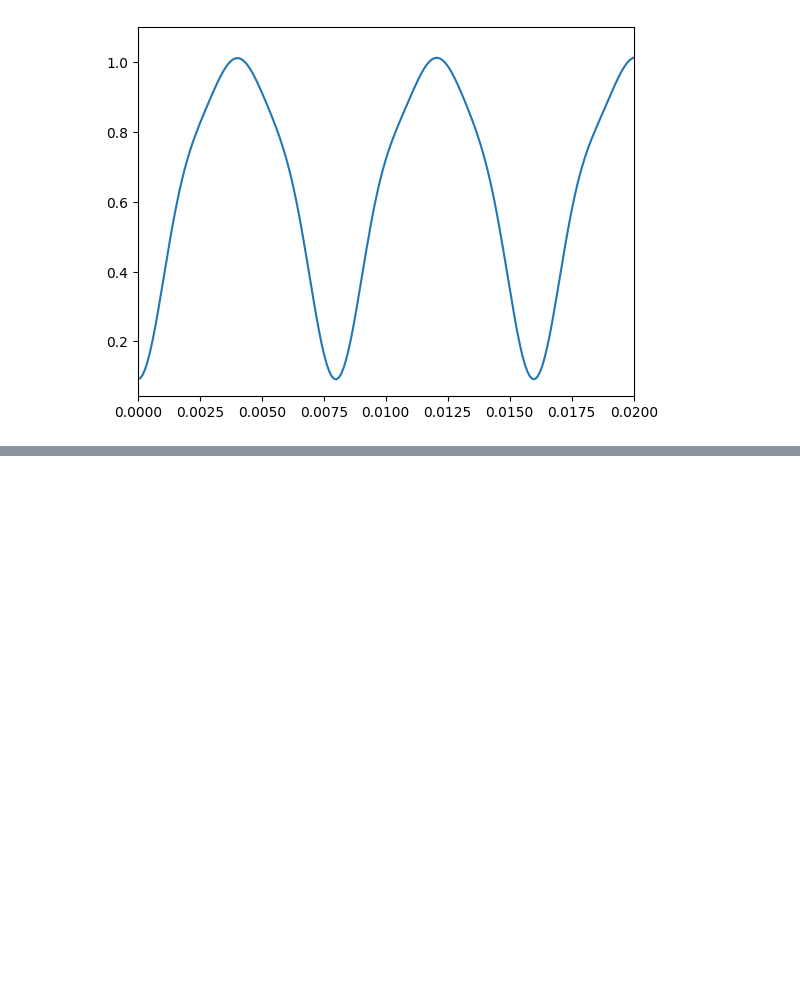
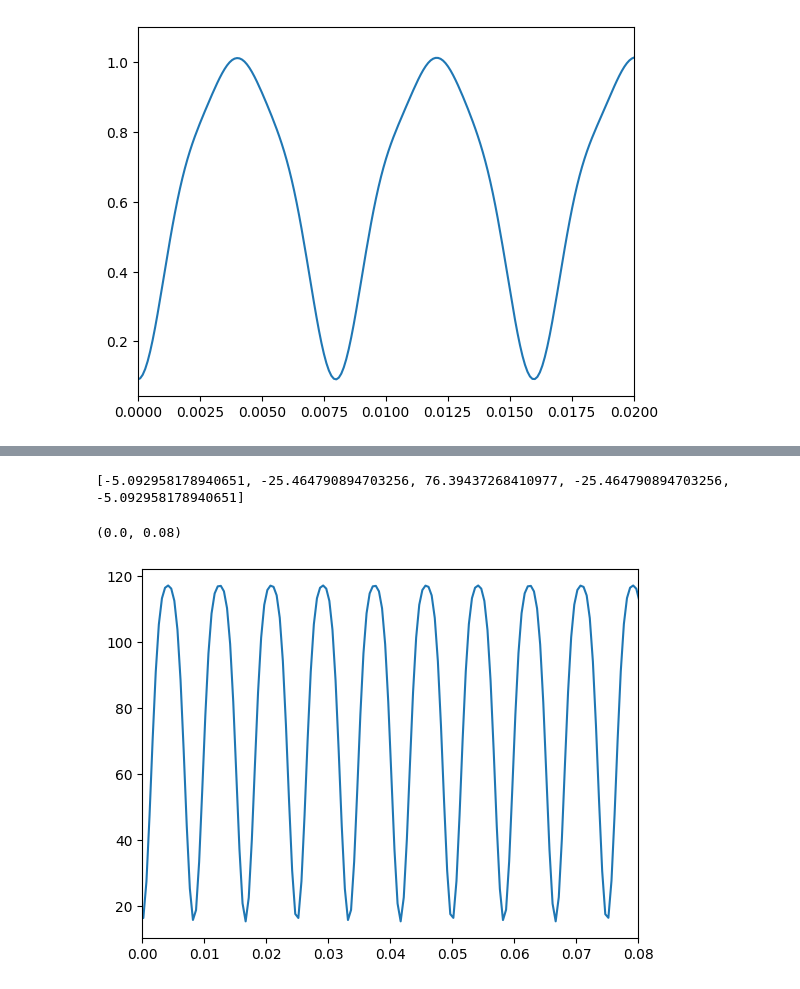
Before and after one commit to jlhb1984/Zonar_projects, a Jupyter notebook: notebooks/templates/math_2.ipynb, the cells around one changed output, grey strips where cells are left out. Cells and saved outputs as stored; diff of their text form; code cells hidden in the pictures; blank space fills up the shorter version.

```diff
--- a/notebooks/templates/math_2.ipynb
+++ b/notebooks/templates/math_2.ipynb
@@ -62,18 +25,0 @@ plt.xlim(0,0.02)
-# %%
-pi=math.pi
-fn=[]
-T=8.16/1000
-
-for i in range(0,10):
-    fn.append( (2)/((1-4*(i**2))*pi*(1)) )
-
-t=np.linspace(0,0.1,1000)
-
-print(fn)
-
-y1=(fn[0]*np.cos((2*pi*t*0)/T)+fn[1]*np.cos((2*pi*t*1)/T)+fn[2]*np.cos((2*pi*t*0)/T)+fn[3]*np.cos((2*pi*t*3)/T)+fn[4]*np.cos((2*pi*t*4)/T))
-
-plt.plot(t,y1)
-plt.xlim(0,0.05)
-
-plt.show()
@@ -131,0 +81,21 @@ plt.show()
+# %%
+pi=math.pi
+fn=[]
+T=1/120
+A=120
+
+for i in range(-2,3):
+    fn.append( (2*A)/((1-4*(i**2))*pi) )
+
+t=np.linspace(-2,3,10000)
+
+print(fn)
+
+y1=((fn[0]*np.cos((1/T)*2*pi*t*(-2))+fn[1]*np.cos((1/T)*2*pi*t*(-1))+fn[2]*np.cos((1/T)*2*pi*t*0)+fn[3]*np.cos((1/T)*2*pi*t*1)+fn[4]*np.cos((1/T)*2*pi*t*2)))
+
+plt.plot(t,y1)
+plt.xlim(0,0.08)
+# %% [output]
+[-5.092958178940651, -25.464790894703256, 76.39437268410977, -25.464790894703256, -5.092958178940651]
+(0.0, 0.08)
+[figure, added]
```
Also changed, not shown: parts of 6 cells of this notebook.
